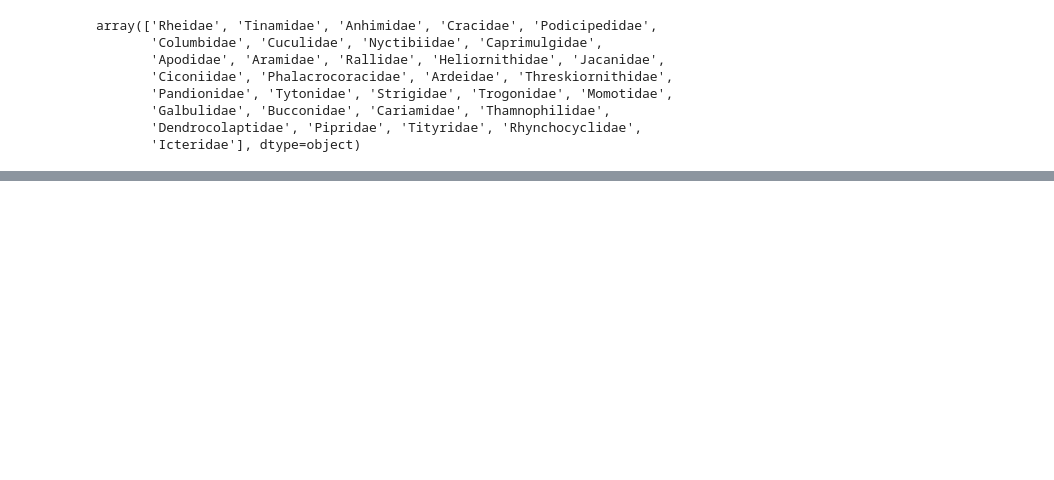
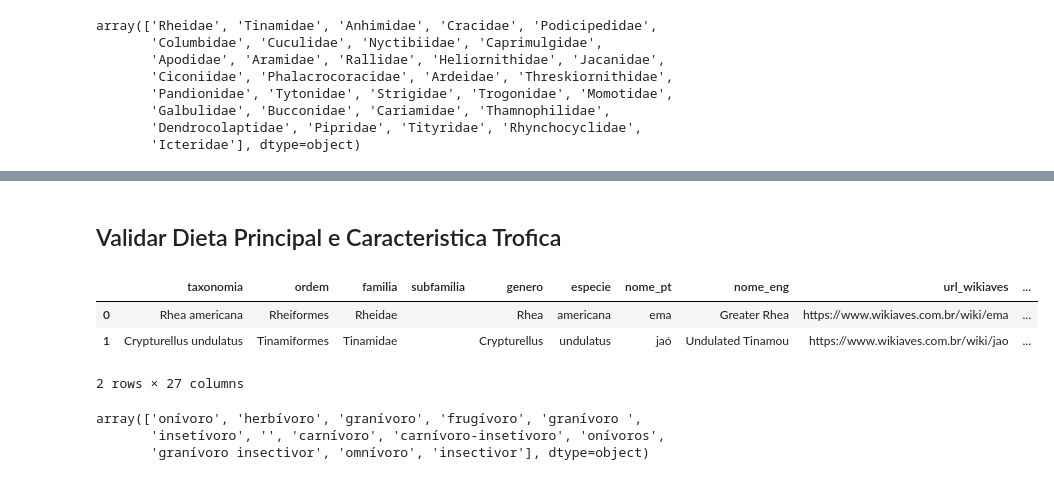
Before and after one commit to rafaelladuarte/avesrag-dataset-builder, a Jupyter notebook: scripts/etl_03_parameterization_info_llm.ipynb, the cells around one changed output, grey strips where cells are left out. Saved outputs shown, nothing was run; the diff lists cells and outputs as text; code cells hidden in the pictures; blank space fills up the shorter version.

```diff
--- a/etl_03_parameterization_info_llm.ipynb
+++ b/scripts/etl_03_parameterization_info_llm.ipynb
@@ -267,6 +293,6 @@ def recap_bico_by_familly(familly: str):
             return key
     return None
 # %%
-df_graph["tipo_bico_recap"] = df_graph["familia"].apply(recap_bico_by_familly)
-df_graph["tipo_bico_recap"]
+new_df2["tipo_bico_recap"] = new_df2["familia"].apply(recap_bico_by_familly)
+new_df2["tipo_bico_recap"]
 # %% [output]
@@ -300,0 +348,31 @@ array(['Rheidae', 'Tinamidae', 'Anhimidae', 'Cracidae', 'Podicipedidae',
+# %%
+new_df2.loc[new_df2["tipo_bico"]=='','tipo_bico'] = None
+new_df2.loc[new_df2["tipo_bico"]==' ','tipo_bico'] = None
+new_df2.loc[new_df2["tipo_bico"]=='curto','tipo_bico'] = None
+new_df2.loc[new_df2["tipo_bico"]=='fim da descrição:','tipo_bico'] = None
+new_df2.loc[new_df2["tipo_bico"]=='rósio','tipo_bico'] = None
+new_df2.loc[new_df2["tipo_bico"]=='roseo','tipo_bico'] = None
+new_df2.loc[new_df2["tipo_bico"]=='sertívoro','tipo_bico'] = None
+new_df2.loc[new_df2["tipo_bico"]=='accinzentado','tipo_bico'] = None
+new_df2.loc[new_df2["tipo_bico"]=='Rasteral','tipo_bico'] = None
+
+new_df2.loc[new_df2["tipo_bico"]=='Généraliste','tipo_bico'] = 'generalista'
+new_df2.loc[new_df2["tipo_bico"]=='Generalista','tipo_bico'] = 'generalista'
+new_df2.loc[new_df2["tipo_bico"]=='frugívoro','tipo_bico'] = 'frugivoro'
+new_df2.loc[new_df2["tipo_bico"]=='Frugívoro','tipo_bico'] = 'frugivoro'
+new_df2.loc[new_df2["tipo_bico"]=='Granívoro','tipo_bico'] = 'granivoro'
+new_df2.loc[new_df2["tipo_bico"]=='heterogénic (Nectarívoro) ','tipo_bico'] = 'nectarivoro'
+new_df2.loc[new_df2["tipo_bico"]=='Insetívoro','tipo_bico'] = 'insetivoro'
+new_df2.loc[new_df2["tipo_bico"]=='Nectarívoro','tipo_bico'] = 'nectarivoro'
+new_df2.loc[new_df2["tipo_bico"]=='insetívoro','tipo_bico'] = 'insetivoro'
+new_df2.loc[new_df2["tipo_bico"]=='Inserção em troncos','tipo_bico'] = 'insetos em troncos'
+new_df2.loc[new_df2["tipo_bico"]=='Insetos em troncos','tipo_bico'] = 'insetos em troncos'
+new_df2.loc[new_df2["tipo_bico"]=='Limícola','tipo_bico'] = 'limicola'
+new_df2.loc[new_df2["tipo_bico"]=='Pescador','tipo_bico'] = 'pescador'
+new_df2.loc[new_df2["tipo_bico"]=='Carniceiro','tipo_bico'] = 'carniceiro'
+new_df2.loc[new_df2["tipo_bico"]=='Raptorial','tipo_bico'] = 'raptorial'
+new_df2.loc[new_df2["tipo_bico"]=='Sondador','tipo_bico'] = 'sondador'
+new_df2.loc[new_df2["tipo_bico"]=='Filtrador','tipo_bico'] = 'filtrador'
+# %%
+new_df2["analise_bico"] = new_df2["tipo_bico"] == new_df2["tipo_bico_recap"]
+new_df2[["tipo_bico","tipo_bico_recap","analise_bico"]].info()
@@ -300,0 +411,15 @@ array(['Rheidae', 'Tinamidae', 'Anhimidae', 'Cracidae', 'Podicipedidae',
+# %% [markdown]
+## Validar Dieta Principal e Caracteristica Trofica
+# %%
+new_df2.head(2)
+# %% [output]
+|  | taxonomia | ordem | familia | subfamilia | genero | especie | nome_pt | nome_eng | url_wikiaves | ... |
+| 0 | Rhea americana | Rheiformes | Rheidae |  | Rhea | americana | ema | Greater Rhea | https://www.wikiaves.com.br/wiki/ema | ... |
+| 1 | Crypturellus undulatus | Tinamiformes | Tinamidae |  | Crypturellus | undulatus | jaó | Undulated Tinamou | https://www.wikiaves.com.br/wiki/jao | ... |
+2 rows × 27 columns
+# %%
+new_df2["caracteristica_trofica"].unique()
+# %% [output]
+array(['onívoro', 'herbívoro', 'granívoro', 'frugívoro', 'granívoro ',
+       'insetívoro', '', 'carnívoro', 'carnívoro-insetívoro', 'onívoros',
+       'granívoro insectivor', 'omnívoro', 'insectivor'], dtype=object)
```
Also changed, not shown: parts of 30 cells of this notebook, 26 other files.
